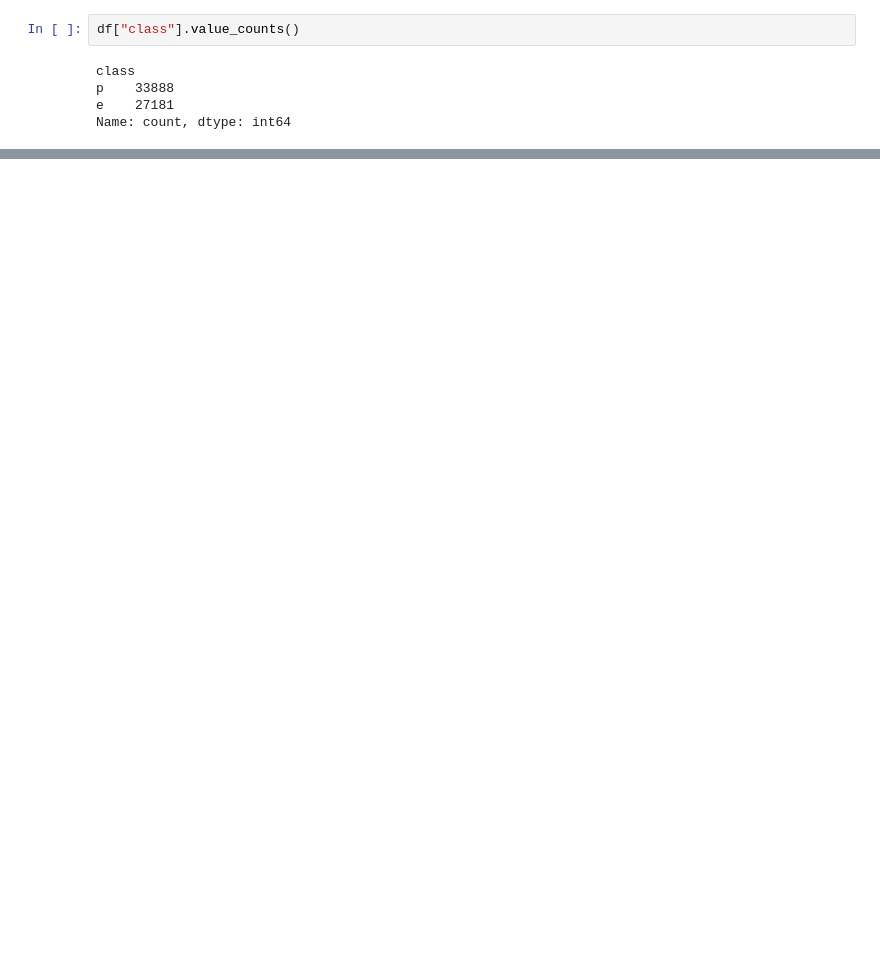
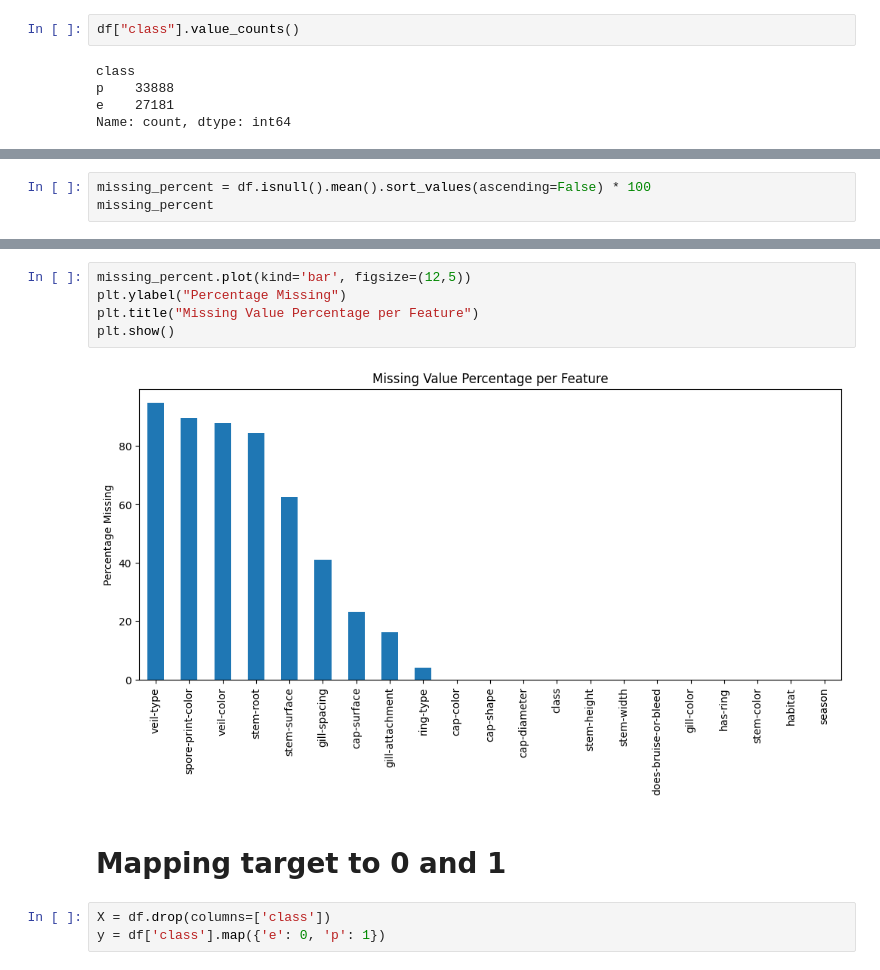
Before and after one commit to Viom-Shrestha/Secondary-Mushroom-Comparative-Study, a Jupyter notebook: MushroomClassification.ipynb, the cells around one changed output, grey strips where cells are left out. Saved outputs shown, nothing was run; the diff lists cells and outputs as text; blank space fills up the shorter version.

```diff
--- a/MushroomClassification.ipynb
+++ b/MushroomClassification.ipynb
@@ -26,0 +110,3 @@ Name: count, dtype: int64
+# %%
+missing_percent = df.isnull().mean().sort_values(ascending=False) * 100
+missing_percent
@@ -26,0 +131,12 @@ Name: count, dtype: int64
+# %%
+missing_percent.plot(kind='bar', figsize=(12,5))
+plt.ylabel("Percentage Missing")
+plt.title("Missing Value Percentage per Feature")
+plt.show()
+# %% [output]
+[figure, added]
+# %% [markdown]
+# Mapping target to 0 and 1
+# %%
+X = df.drop(columns=['class'])
+y = df['class'].map({'e': 0, 'p': 1})
```
Also changed, not shown: parts of 49 cells of this notebook, 4 other files.
